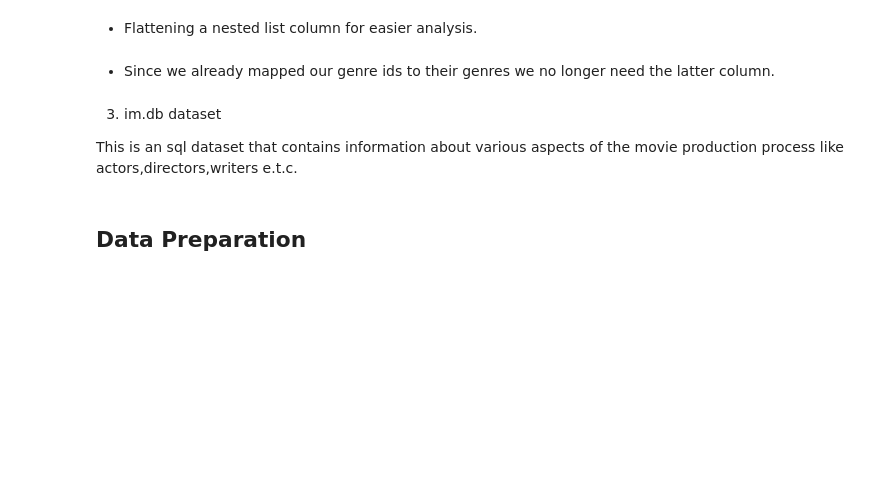
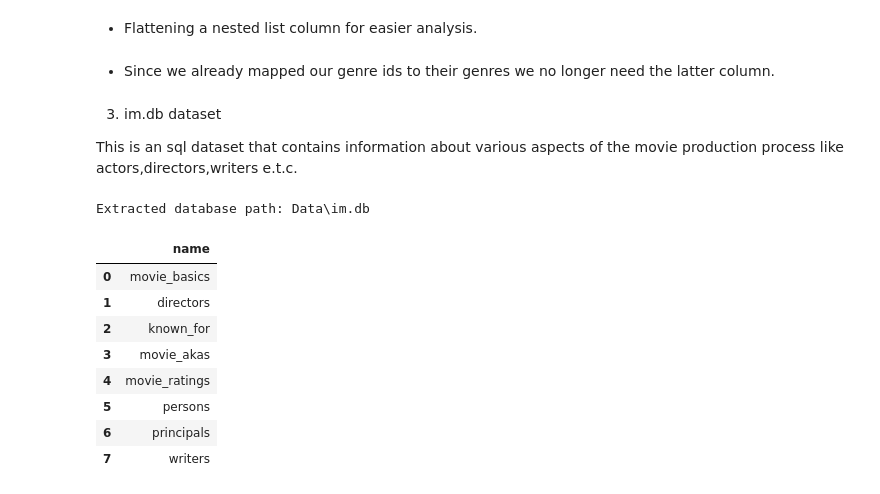
Before and after one commit to Alanmuchiri/Group7---Phase-2, a Jupyter notebook: siykeeee.ipynb, the cells around one changed output. Drawn from its saved outputs; the diff is of its cells as text; code cells hidden in the pictures; blank space fills up the shorter version.

```diff
--- a/siykeeee.ipynb
+++ b/siykeeee.ipynb
@@ -322,2 +309,36 @@ This is an sql dataset that contains information about various aspects of the mo
-# %% [markdown]
-## Data Preparation
+# %%
+import zipfile
+import os
+
+# Define the path to the zip file and extraction directory
+zip_file_path = 'Data/im.db.zip'
+extract_dir = 'Data' # Extract to the same Data folder
+
+# Unzip the file
+with zipfile.ZipFile(zip_file_path, 'r') as zip_ref:
+    zip_ref.extractall(extract_dir)
+
+# Verify extraction (optional)
+extracted_db_path = os.path.join(extract_dir, 'im.db')
+print(f"Extracted database path: {extracted_db_path}")
+# %% [output]
+Extracted database path: Data\im.db
+# %%
+db_path = "Data/im.db" # ← use the extracted path
+conn = _sqlite3.connect(db_path)
+
+pd.read_sql("""
+SELECT name
+FROM sqlite_master
+WHERE type = 'table';
+""", conn)
+# %% [output]
+|  | name |
+| 0 | movie_basics |
+| 1 | directors |
+| 2 | known_for |
+| 3 | movie_akas |
+| 4 | movie_ratings |
+| 5 | persons |
+| 6 | principals |
+| 7 | writers |
```
Also changed, not shown: parts of 2 cells of this notebook.
